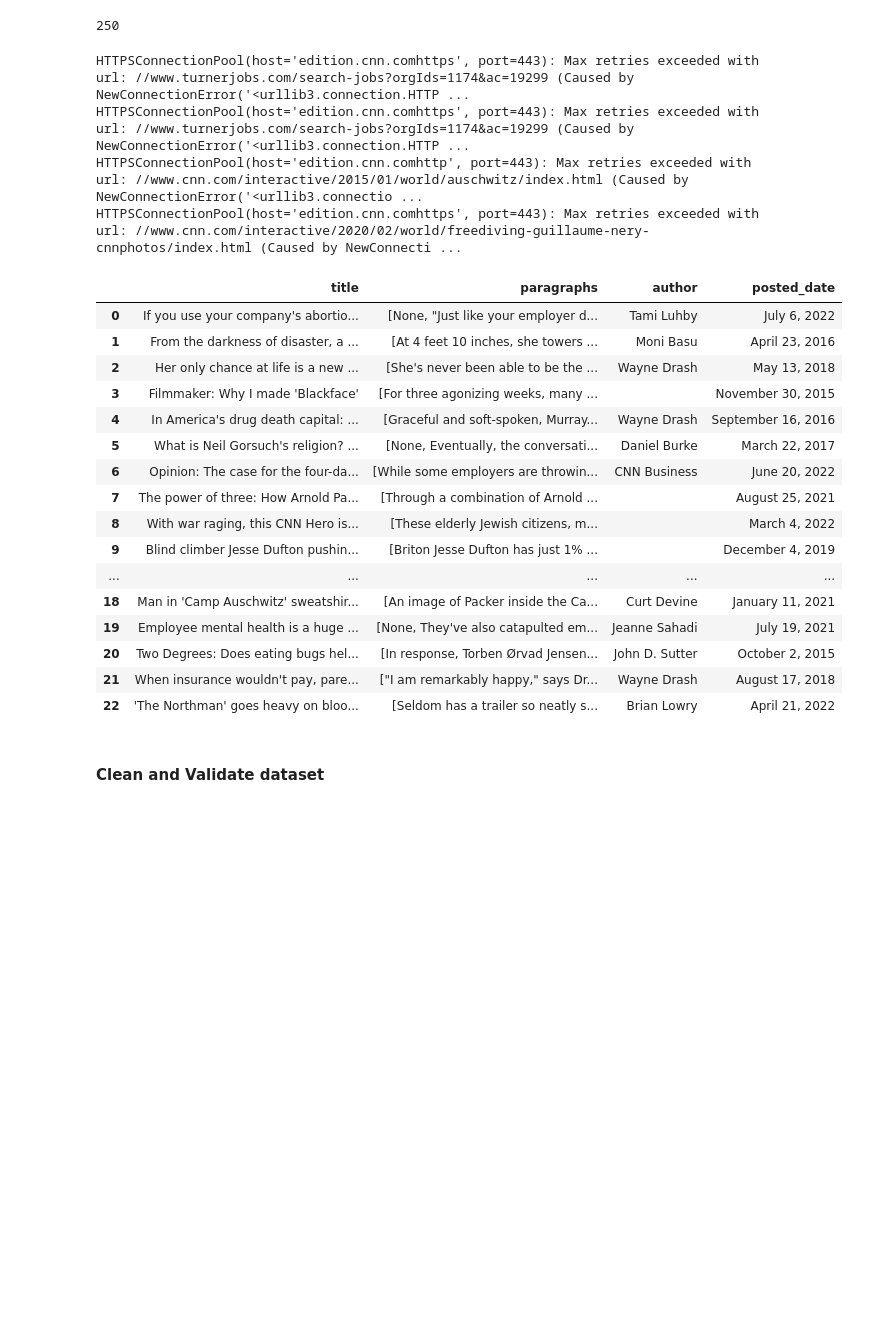
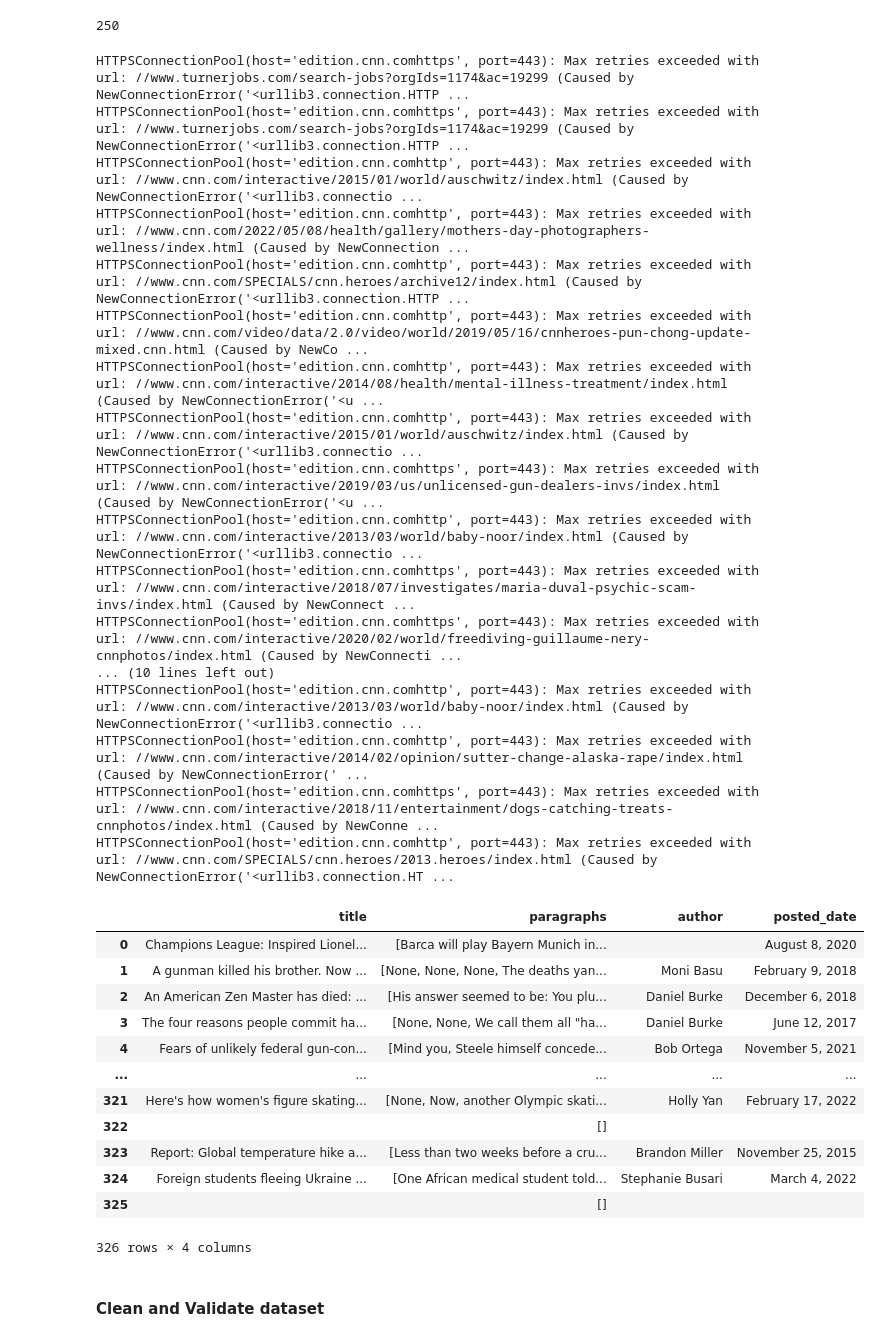
Before and after one commit to vgtgayan/news-article-scraping-and-analysis-with-postgresql-on-AWS-EC2, a Jupyter notebook: scrape_news.ipynb, the cells around one changed output. Drawn from its saved outputs; the diff is of its cells as text; code cells hidden in the pictures; blank space fills up the shorter version.

Commit message:
web scraping, validating data and db populating completed

```diff
--- a/scrape_news.ipynb
+++ b/scrape_news.ipynb
@@ -260,7 +260,10 @@ def get_article_urls(url="https://edition.cnn.com", max_links=250):
                                 else ""
                                 for t in article_tags]
                 article_list.extend(article_urls)
+    # Filter out empty values
     article_list = list(filter(None, article_list))
+    # Get only unique set of urls
+    article_list = list(set(article_list))
     return random.choices(article_list, k=max_links)
 # %%
 article_urls = get_article_urls()
@@ -282,7 +286,7 @@ def scrape_news_articles(url="https://edition.cnn.com", max_articles=250):
     :return: pandas dataframe with scraped data
     """
     # Retrive article urls from news provider
-    article_urls_ = get_article_urls(url="https://edition.cnn.com", max_links=25)
+    article_urls_ = get_article_urls(url=url, max_links=max_articles)
     # List to store scraped data
     article_data_list = []
     for article_url in article_urls_:
@@ -302,30 +306,39 @@ def scrape_news_articles(url="https://edition.cnn.com", max_articles=250):
     # Return dataframe with scraped data
     return pd.DataFrame(article_data_list)
 # %%
-df = scrape_news_articles()
+df = scrape_news_articles(url="https://edition.cnn.com", max_articles=350)
 df
 # %% [output]
 HTTPSConnectionPool(host='edition.cnn.comhttps', port=443): Max retries exceeded with url: //www.turnerjobs.com/search-jobs?orgIds=1174&ac=19299 (Caused by NewConnectionError('<urllib3.connection.HTTP ...
 HTTPSConnectionPool(host='edition.cnn.comhttps', port=443): Max retries exceeded with url: //www.turnerjobs.com/search-jobs?orgIds=1174&ac=19299 (Caused by NewConnectionError('<urllib3.connection.HTTP ...
 HTTPSConnectionPool(host='edition.cnn.comhttp', port=443): Max retries exceeded with url: //www.cnn.com/interactive/2015/01/world/auschwitz/index.html (Caused by NewConnectionError('<urllib3.connectio ...
+HTTPSConnectionPool(host='edition.cnn.comhttp', port=443): Max retries exceeded with url: //www.cnn.com/2022/05/08/health/gallery/mothers-day-photographers-wellness/index.html (Caused by NewConnection ...
+HTTPSConnectionPool(host='edition.cnn.comhttp', port=443): Max retries exceeded with url: //www.cnn.com/SPECIALS/cnn.heroes/archive12/index.html (Caused by NewConnectionError('<urllib3.connection.HTTP ...
+HTTPSConnectionPool(host='edition.cnn.comhttp', port=443): Max retries exceeded with url: //www.cnn.com/video/data/2.0/video/world/2019/05/16/cnnheroes-pun-chong-update-mixed.cnn.html (Caused by NewCo ...
+HTTPSConnectionPool(host='edition.cnn.comhttp', port=443): Max retries exceeded with url: //www.cnn.com/interactive/2014/08/health/mental-illness-treatment/index.html (Caused by NewConnectionError('<u ...
+HTTPSConnectionPool(host='edition.cnn.comhttp', port=443): Max retries exceeded with url: //www.cnn.com/interactive/2015/01/world/auschwitz/index.html (Caused by NewConnectionError('<urllib3.connectio ...
+HTTPSConnectionPool(host='edition.cnn.comhttps', port=443): Max retries exceeded with url: //www.cnn.com/interactive/2019/03/us/unlicensed-gun-dealers-invs/index.html (Caused by NewConnectionError('<u ...
+HTTPSConnectionPool(host='edition.cnn.comhttp', port=443): Max retries exceeded with url: //www.cnn.com/interactive/2013/03/world/baby-noor/index.html (Caused by NewConnectionError('<urllib3.connectio ...
+HTTPSConnectionPool(host='edition.cnn.comhttps', port=443): Max retries exceeded with url: //www.cnn.com/interactive/2018/07/investigates/maria-duval-psychic-scam-invs/index.html (Caused by NewConnect ...
 HTTPSConnectionPool(host='edition.cnn.comhttps', port=443): Max retries exceeded with url: //www.cnn.com/interactive/2020/02/world/freediving-guillaume-nery-cnnphotos/index.html (Caused by NewConnecti ...
+... (10 lines left out)
+HTTPSConnectionPool(host='edition.cnn.comhttp', port=443): Max retries exceeded with url: //www.cnn.com/interactive/2013/03/world/baby-noor/index.html (Caused by NewConnectionError('<urllib3.connectio ...
+HTTPSConnectionPool(host='edition.cnn.comhttp', port=443): Max retries exceeded with url: //www.cnn.com/interactive/2014/02/opinion/sutter-change-alaska-rape/index.html (Caused by NewConnectionError(' ...
+HTTPSConnectionPool(host='edition.cnn.comhttps', port=443): Max retries exceeded with url: //www.cnn.com/interactive/2018/11/entertainment/dogs-catching-treats-cnnphotos/index.html (Caused by NewConne ...
+HTTPSConnectionPool(host='edition.cnn.comhttp', port=443): Max retries exceeded with url: //www.cnn.com/SPECIALS/cnn.heroes/2013.heroes/index.html (Caused by NewConnectionError('<urllib3.connection.HT ...
 |  | title | paragraphs | author | posted_date |
-| 0 | If you use your company's abortio... | [None, "Just like your employer d... | Tami Luhby | July 6, 2022 |
-| 1 | From the darkness of disaster, a ... | [At 4 feet 10 inches, she towers ... | Moni Basu | April 23, 2016 |
-| 2 | Her only chance at life is a new ... | [She's never been able to be the ... | Wayne Drash | May 13, 2018 |
-| 3 | Filmmaker: Why I made 'Blackface' | [For three agonizing weeks, many ... |  | November 30, 2015 |
-| 4 | In America's drug death capital: ... | [Graceful and soft-spoken, Murray... | Wayne Drash | September 16, 2016 |
-| 5 | What is Neil Gorsuch's religion? ... | [None, Eventually, the conversati... | Daniel Burke | March 22, 2017 |
-| 6 | Opinion: The case for the four-da... | [While some employers are throwin... | CNN Business | June 20, 2022 |
-| 7 | The power of three: How Arnold Pa... | [Through a combination of Arnold ... |  | August 25, 2021 |
-| 8 | With war raging, this CNN Hero is... | [These elderly Jewish citizens, m... |  | March 4, 2022 |
-| 9 | Blind climber Jesse Dufton pushin... | [Briton Jesse Dufton has just 1% ... |  | December 4, 2019 |
+| 0 | Champions League: Inspired Lionel... | [Barca will play Bayern Munich in... |  | August 8, 2020 |
+| 1 | A gunman killed his brother. Now ... | [None, None, None, The deaths yan... | Moni Basu | February 9, 2018 |
+| 2 | An American Zen Master has died: ... | [His answer seemed to be: You plu... | Daniel Burke | December 6, 2018 |
+| 3 | The four reasons people commit ha... | [None, None, We call them all "ha... | Daniel Burke | June 12, 2017 |
+| 4 | Fears of unlikely federal gun-con... | [Mind you, Steele himself concede... | Bob Ortega | November 5, 2021 |
 | ... | ... | ... | ... | ... |
-| 18 | Man in 'Camp Auschwitz' sweatshir... | [An image of Packer inside the Ca... | Curt Devine | January 11, 2021 |
-| 19 | Employee mental health is a huge ... | [None, They've also catapulted em... | Jeanne Sahadi | July 19, 2021 |
-| 20 | Two Degrees: Does eating bugs hel... | [In response, Torben Ørvad Jensen... | John D. Sutter | October 2, 2015 |
-| 21 | When insurance wouldn't pay, pare... | ["I am remarkably happy," says Dr... | Wayne Drash | August 17, 2018 |
-| 22 | 'The Northman' goes heavy on bloo... | [Seldom has a trailer so neatly s... | Brian Lowry | April 21, 2022 |
+| 321 | Here's how women's figure skating... | [None, Now, another Olympic skati... | Holly Yan | February 17, 2022 |
+| 322 |  | [] |  |  |
+| 323 | Report: Global temperature hike a... | [Less than two weeks before a cru... | Brandon Miller | November 25, 2015 |
+| 324 | Foreign students fleeing Ukraine ... | [One African medical student told... | Stephanie Busari | March 4, 2022 |
+| 325 |  | [] |  |  |
+326 rows × 4 columns
 # %% [markdown]
 #### Clean and Validate dataset
 # %%
```
Also changed, not shown: parts of 7 cells of this notebook, 2 other files.
